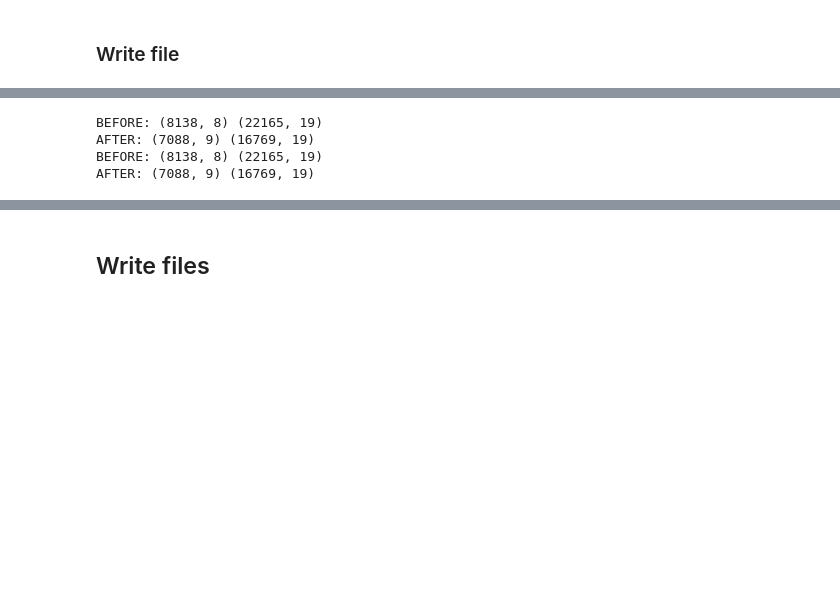
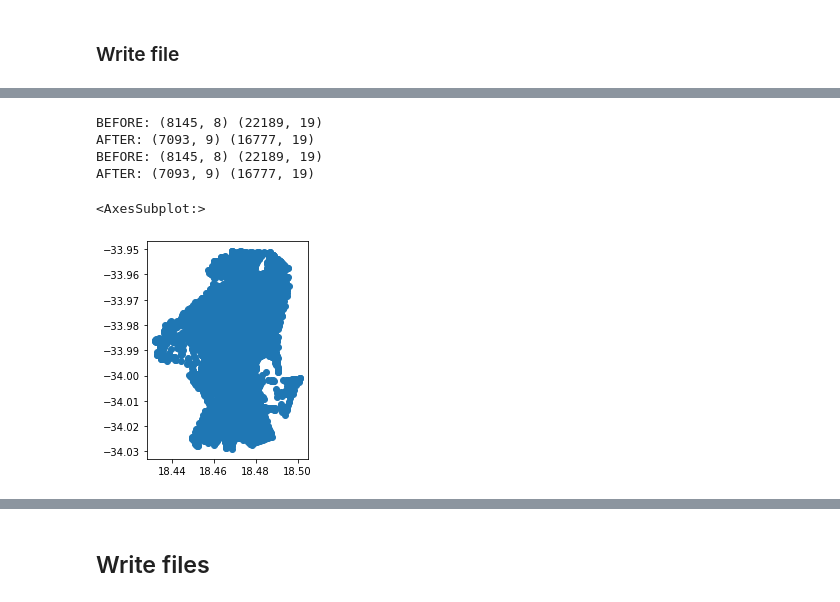
Before and after one commit to WasteLabs/project_rdi_cpt, a Jupyter notebook: notebooks/02_ejwillemse_extract_osm_road_network.ipynb, the cells around one changed output, grey strips where cells are left out. Saved outputs shown, nothing was run; the diff lists cells and outputs as text; code cells hidden in the pictures; blank space fills up the shorter version.

```diff
--- a/notebooks/02_ejwillemse_extract_osm_road_network.ipynb
+++ b/notebooks/02_ejwillemse_extract_osm_road_network.ipynb
@@ -124,6 +128,6 @@ catalog.save("road_network_full_24645_edges_xy", edge_list_full_xy)
 # %%
 %%time
 G_simplified = ox.graph_from_polygon(
-    geometry, custom_filter=custom_filter_SG, simplify=True
+    geometry, custom_filter=custom_filter, simplify=True
 )
 # %% [output]
@@ -154,7 +158,12 @@ node_list_xy["index"] = node_list_xy["osmid"]
 nodes_list_full, edges_list_full = filter_highway(node_list, edge_list)
 node_list_full_xy, edge_list_full_xy = filter_highway(node_list_xy, edge_list_xy)
 # %% [output]
-BEFORE: (8138, 8) (22165, 19)
-AFTER: (7088, 9) (16769, 19)
-BEFORE: (8138, 8) (22165, 19)
-AFTER: (7088, 9) (16769, 19)
+BEFORE: (8145, 8) (22189, 19)
+AFTER: (7093, 9) (16777, 19)
+BEFORE: (8145, 8) (22189, 19)
+AFTER: (7093, 9) (16777, 19)
+# %%
+node_list.plot()
+# %% [output]
+<AxesSubplot:>
+[figure, added]
```
Also changed, not shown: parts of 21 cells of this notebook, 3 other files.
